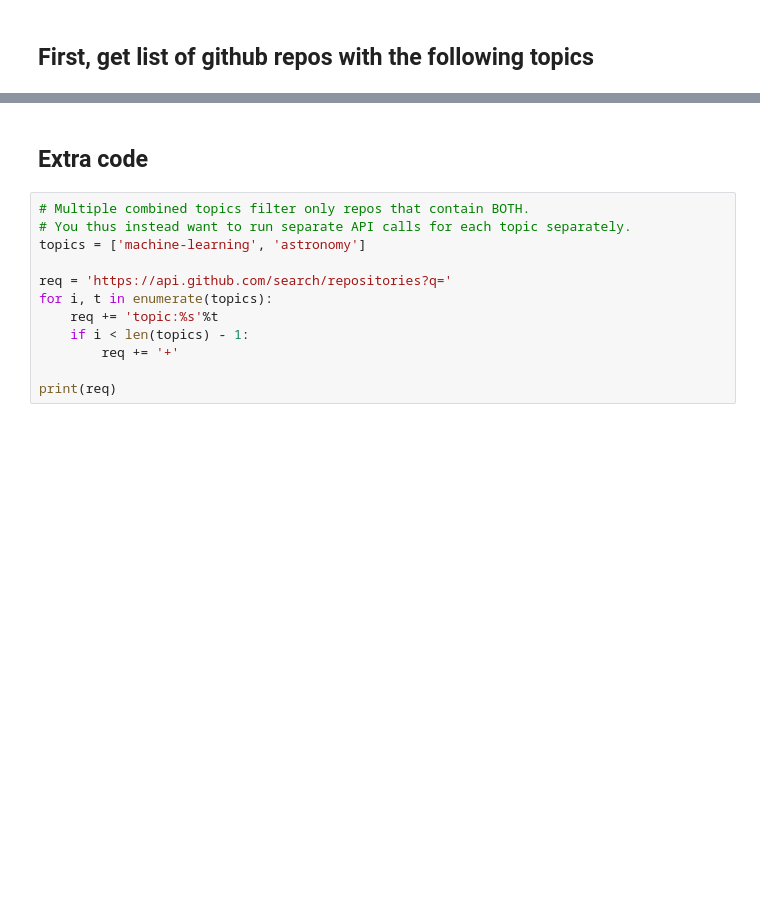
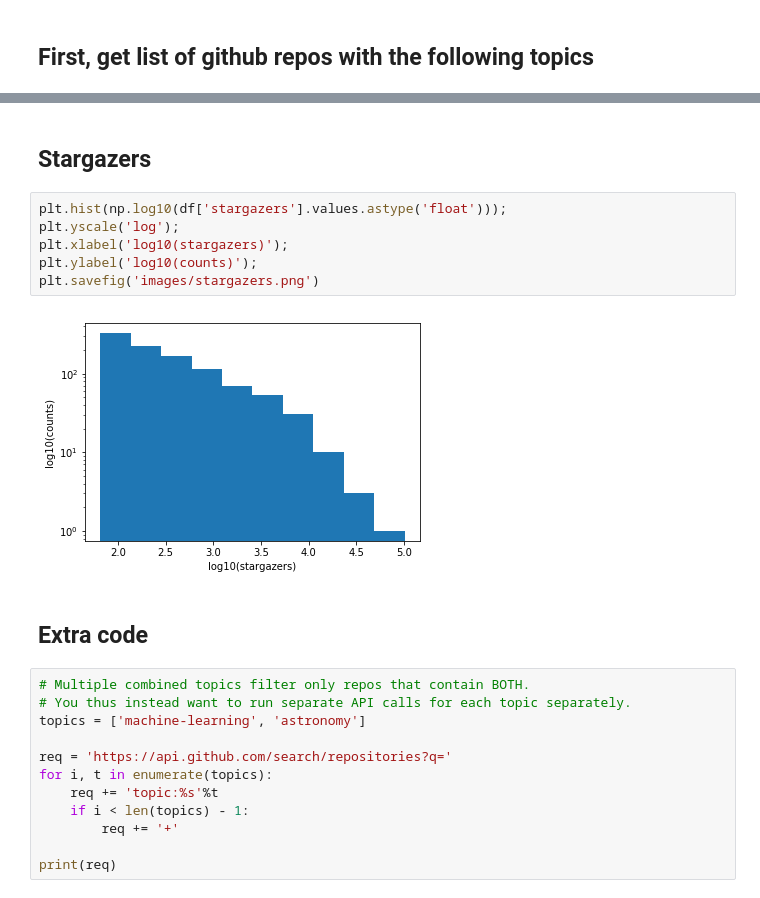
Before and after one commit to silburt/git-screened, a Jupyter notebook: Scrape Github.ipynb, the cells around one changed output, grey strips where cells are left out. Drawn from its saved outputs; the diff is of its cells as text; blank space fills up the shorter version.

```diff
--- a/Scrape Github.ipynb
+++ b/Scrape Github.ipynb
@@ -101,3 +143,13 @@ repoItem
+# %% [markdown]
+## Stargazers
+# %%
+plt.hist(np.log10(df['stargazers'].values.astype('float')));
+plt.yscale('log');
+plt.xlabel('log10(stargazers)');
+plt.ylabel('log10(counts)');
+plt.savefig('images/stargazers.png')
+# %% [output]
+[figure, added]
 # %% [markdown]
 ## Extra code
 # %%
```
Also changed, not shown: parts of 13 cells of this notebook, 2 other files.
